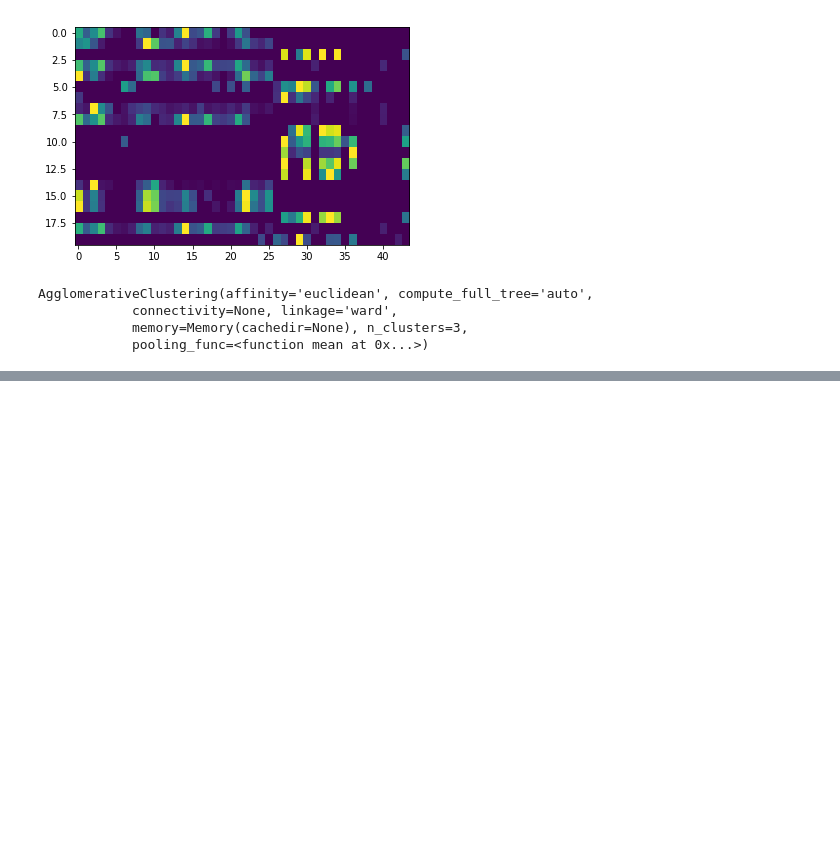
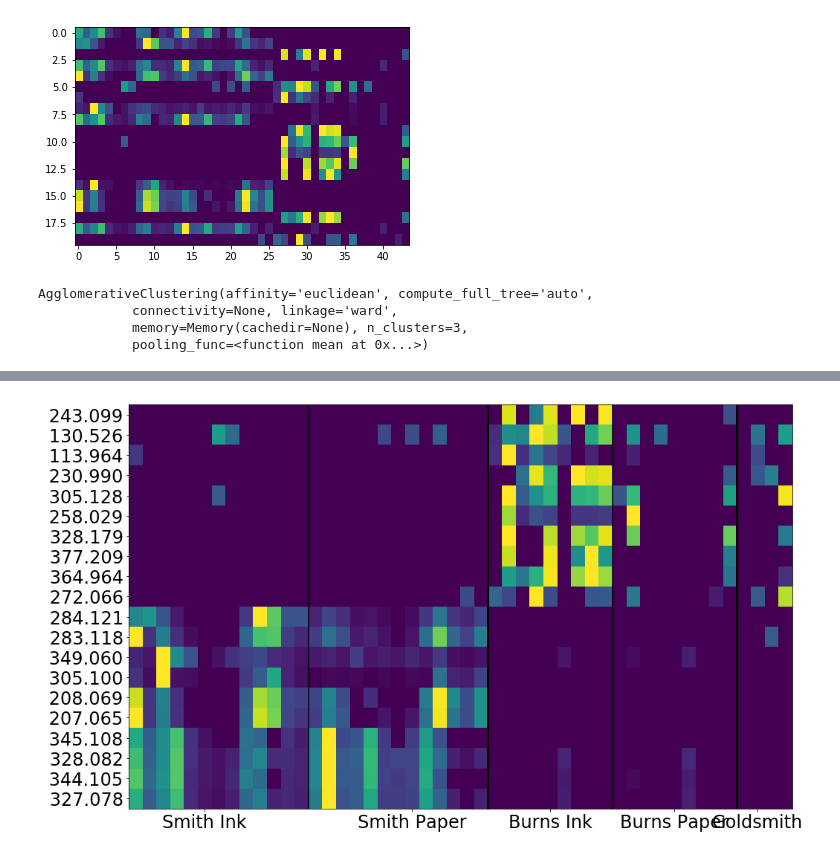
Before and after one commit to sdrogers/burns, a Jupyter notebook: notebooks/Heatmap.ipynb, the cells around one changed output, grey strips where cells are left out. Drawn from its saved outputs; the diff is of its cells as text; code cells hidden in the pictures; blank space fills up the shorter version.

```diff
--- a/notebooks/Heatmap.ipynb
+++ b/notebooks/Heatmap.ipynb
@@ -110,0 +119,23 @@ plt.savefig('heatplotexample.pdf')
+# %%
+goldsmith_data = {}
+with open('spreadsheets/goldsmith/goldsmith_log_1e-05_tus.csv','r') as f:
+    reader = csv.reader(f)
+    heads = reader.next()
+    for line in reader:
+        goldsmith_data[line[0]] = line
+# %%
+gData = np.zeros((len(found),4),np.double)
+for i,m in enumerate(ordered_found):
+    mz = float(m)
+    best = None
+    ee = 1e6
+    for gmz in goldsmith_data:
+        gmzf = float(gmz)
+        e = 1e6*abs(mz-gmzf)/mz
+        if e < ee:
+            best = gmz
+            ee = e
+    if ee < 5:
+        td = goldsmith_data[best][1:5]
+        td = [0.0 if t == 'nan' else t for t in td]
+        gData[i,:] = td
@@ -110,0 +163,20 @@ plt.savefig('heatplotexample.pdf')
+# %%
+plt.figure(figsize=(16,10))
+plt.imshow(np.hstack((new_plot[s_index,:],gData)),aspect='auto')
+plt.plot([12.5,12.5],[-0.5,end_point],'k')
+plt.plot([25.5,25.5],[-0.5,end_point],'k',linewidth=3)
+plt.plot([34.5,34.5],[-0.5,end_point],'k')
+
+plt.plot([43.5,43.5],[-0.5,end_point],'k',linewidth=3)
+
+#re-order the found values
+ordered_found = []
+for i in s_index:
+    ordered_found.append(found[i])
+
+plt.yticks(range(len(found)),["{:8.3f}".format(float(f)) for f in ordered_found],fontsize = 24)
+plt.xticks([5,20,30,39,45],('Smith Ink','Smith Paper','Burns Ink','Burns Paper','Goldsmith'),fontsize=24)
+plt.savefig('heatplotexample_g.png')
+plt.savefig('heatplotexample_g.pdf')
+# %% [output]
+[figure, added]
```
Also changed, not shown: parts of 3 cells of this notebook, 7 other files.
